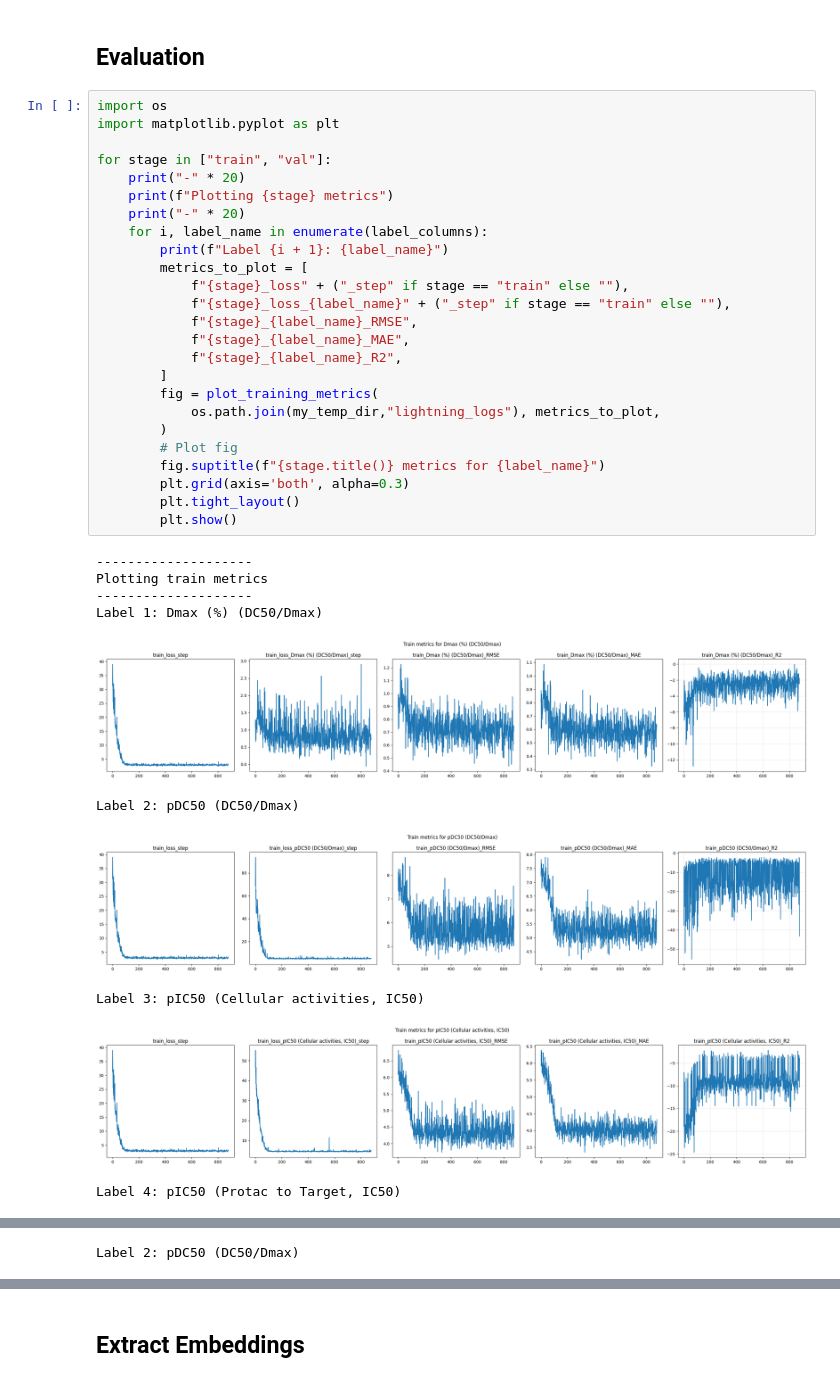
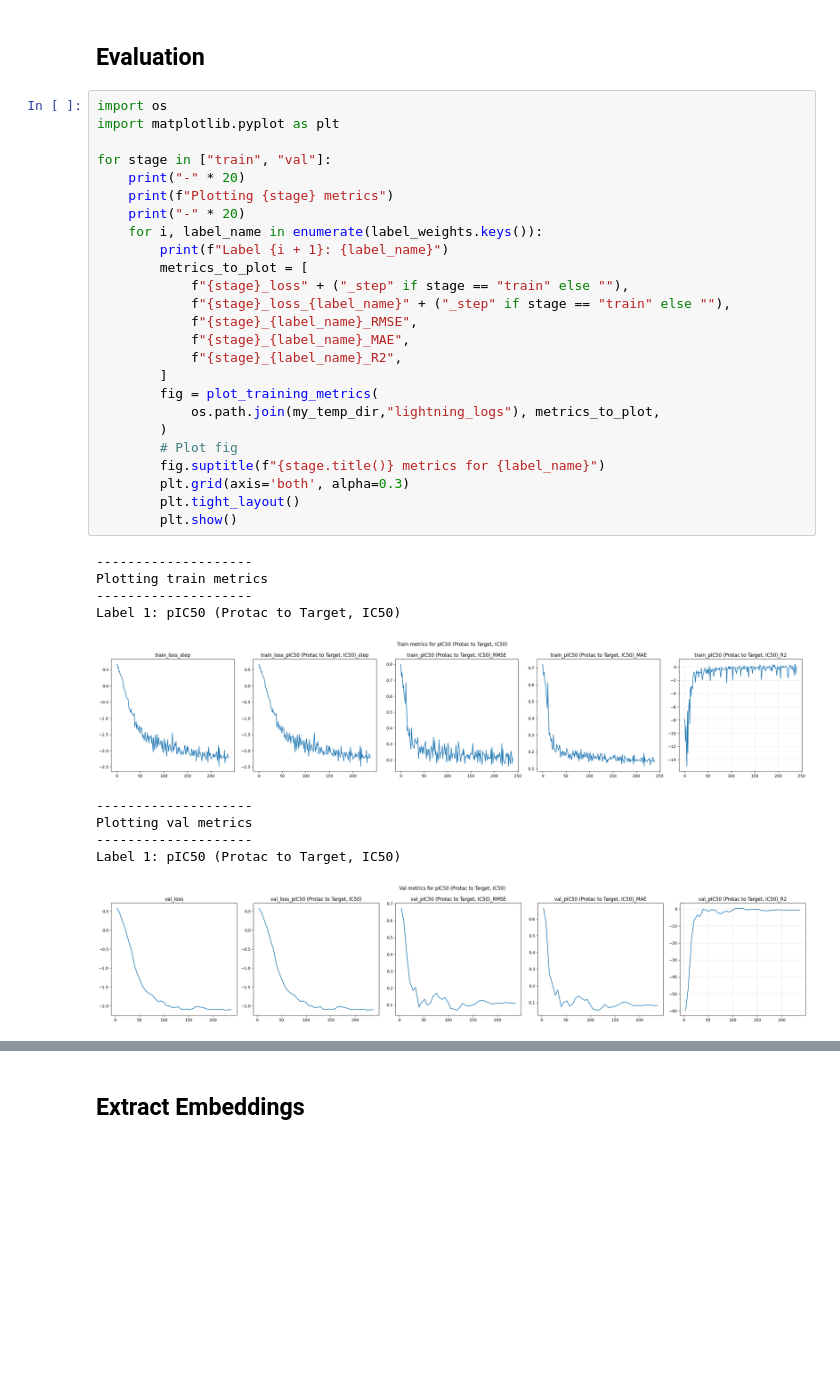
Before and after one commit to ribesstefano/PROTAC-Degradation-Predictor, a Jupyter notebook: notebooks/model_prototype.ipynb, the cells around one changed output, grey strips where cells are left out. Saved outputs shown, nothing was run; the diff lists cells and outputs as text; blank space fills up the shorter version.

```diff
--- a/notebooks/model_prototype.ipynb
+++ b/notebooks/model_prototype.ipynb
@@ -962,36 +1354,36 @@ INFO:lightning.pytorch.utilities.rank_zero:`Trainer.fit` stopped: `max_epochs=20
 # %%
 import os
 import matplotlib.pyplot as plt
 
 for stage in ["train", "val"]:
     print("-" * 20)
     print(f"Plotting {stage} metrics")
     print("-" * 20)
-    for i, label_name in enumerate(label_columns):
+    for i, label_name in enumerate(label_weights.keys()):
         print(f"Label {i + 1}: {label_name}")
         metrics_to_plot = [
             f"{stage}_loss" + ("_step" if stage == "train" else ""),
             f"{stage}_loss_{label_name}" + ("_step" if stage == "train" else ""),
             f"{stage}_{label_name}_RMSE",
             f"{stage}_{label_name}_MAE",
             f"{stage}_{label_name}_R2",
         ]
         fig = plot_training_metrics(
             os.path.join(my_temp_dir,"lightning_logs"), metrics_to_plot,
         )
         # Plot fig
         fig.suptitle(f"{stage.title()} metrics for {label_name}")
         plt.grid(axis='both', alpha=0.3)
         plt.tight_layout()
         plt.show()
 # %% [output]
 --------------------
 Plotting train metrics
 --------------------
-Label 1: Dmax (%) (DC50/Dmax)
+Label 1: pIC50 (Protac to Target, IC50)
-[figure, old version]
+[figure, new version]
-Label 2: pDC50 (DC50/Dmax)
+--------------------
+Plotting val metrics
+--------------------
+Label 1: pIC50 (Protac to Target, IC50)
-[figure, old version]
+[figure, new version]
-Label 3: pIC50 (Cellular activities, IC50)
-[figure, removed]
-Label 4: pIC50 (Protac to Target, IC50)
@@ -1004 +1389,0 @@ Label 1: Dmax (%) (DC50/Dmax)
-Label 2: pDC50 (DC50/Dmax)
```
Also changed, not shown: parts of 32 cells of this notebook.
